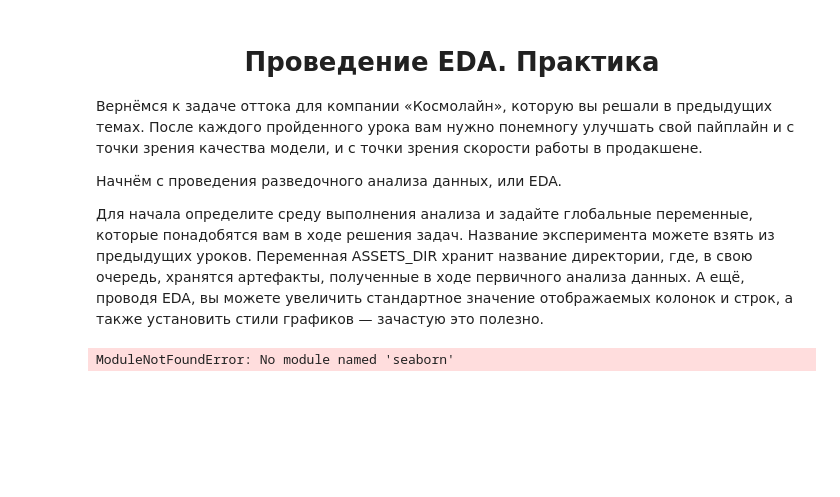
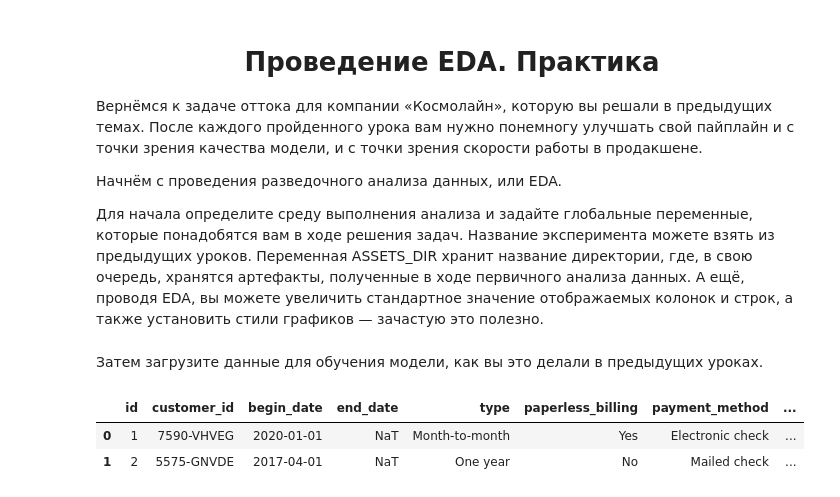
Before and after one commit to alexnikzotov/mle-mlflow, a Jupyter notebook: 3_3_1_visual.ipynb, the cells around one changed output. Drawn from its saved outputs; the diff is of its cells as text; code cells hidden in the pictures; blank space fills up the shorter version.

```diff
--- a/3_3_1_visual.ipynb
+++ b/3_3_1_visual.ipynb
@@ -15,22 +15,43 @@ import matplotlib.pyplot as plt
 import seaborn as sns
 import mlflow
 
-TABLE_NAME = "users_churn" # таблица с данными в postgres
+TABLE_NAME = "clean_users_churn" # таблица с данными в postgres
 
 TRACKING_SERVER_HOST = "127.0.0.1"
 TRACKING_SERVER_PORT = 5000
 
-EXPERIMENT_NAME = "" # напишите название вашего эксперимента
+EXPERIMENT_NAME = "ex_visulisation_1" # напишите название вашего эксперимента
 RUN_NAME = "eda"
 
 ASSETS_DIR = "assets"
 
-os.mkdir(ASSETS_DIR) # или os.makedirs(ASSETS_DIR, exist_ok=True)
+os.makedirs(ASSETS_DIR, exist_ok=True)
 
 pd.options.display.max_columns = 100
 pd.options.display.max_rows = 64
 
 sns.set_style("white")
 sns.set_theme(style="whitegrid")
-# %% [output]
-ModuleNotFoundError: No module named 'seaborn'
+# %% [markdown]
+Затем загрузите данные для обучения модели, как вы это делали в предыдущих уроках.
+# %%
+connection = {"sslmode": "require", "target_session_attrs": "read-write"}
+postgres_credentials = {"host": 'rc1b-uh7kdmcx67eomesf.mdb.yandexcloud.net', #os.getenv("DB_DESTINATION_HOST"),
+                        "port": '6432', #os.getenv("DB_DESTINATION_PORT"),
+                        "dbname": 'playground_mle_20250529_05fed48463', #os.getenv("DB_DESTINATION_NAME"),
+                        "user": 'mle_20250529_05fed48463', #os.getenv("DB_DESTINATION_USER"),
+                        "password": '0c567edd8ad8472e87d5c85cc4d664e4' } #os.getenv("DB_DESTINATION_PASSWORD")}
+connection.update(postgres_credentials)
+
+with psycopg.connect(**connection) as conn:
+    with conn.cursor() as cur:
+        cur.execute(f"SELECT * FROM {TABLE_NAME}")
+        data = cur.fetchall()
+        columns = [col[0] for col in cur.description]
+
+df = pd.DataFrame(data, columns=columns)
+df.head(2)
+# %% [output]
+|  | id | customer_id | begin_date | end_date | type | paperless_billing | payment_method | ... |
+| 0 | 1 | 7590-VHVEG | 2020-01-01 | NaT | Month-to-month | Yes | Electronic check | ... |
+| 1 | 2 | 5575-GNVDE | 2017-04-01 | NaT | One year | No | Mailed check | ... |
```
Also changed, not shown: parts of 2 cells of this notebook.
